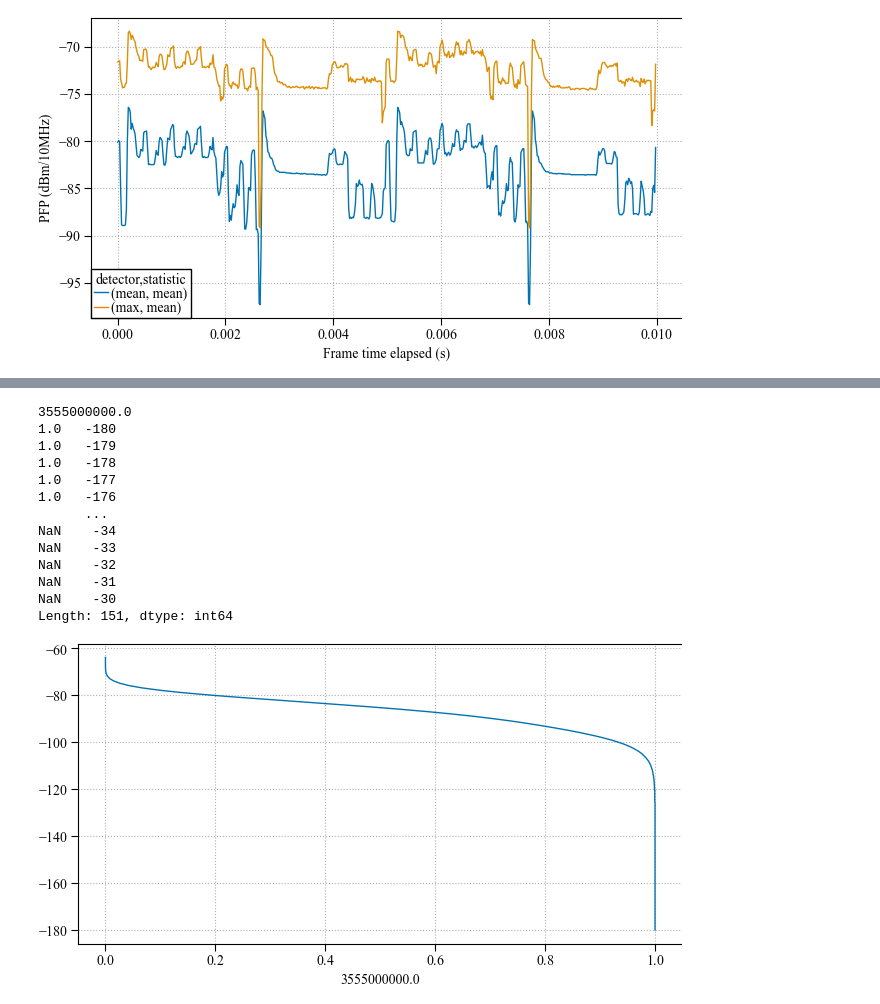
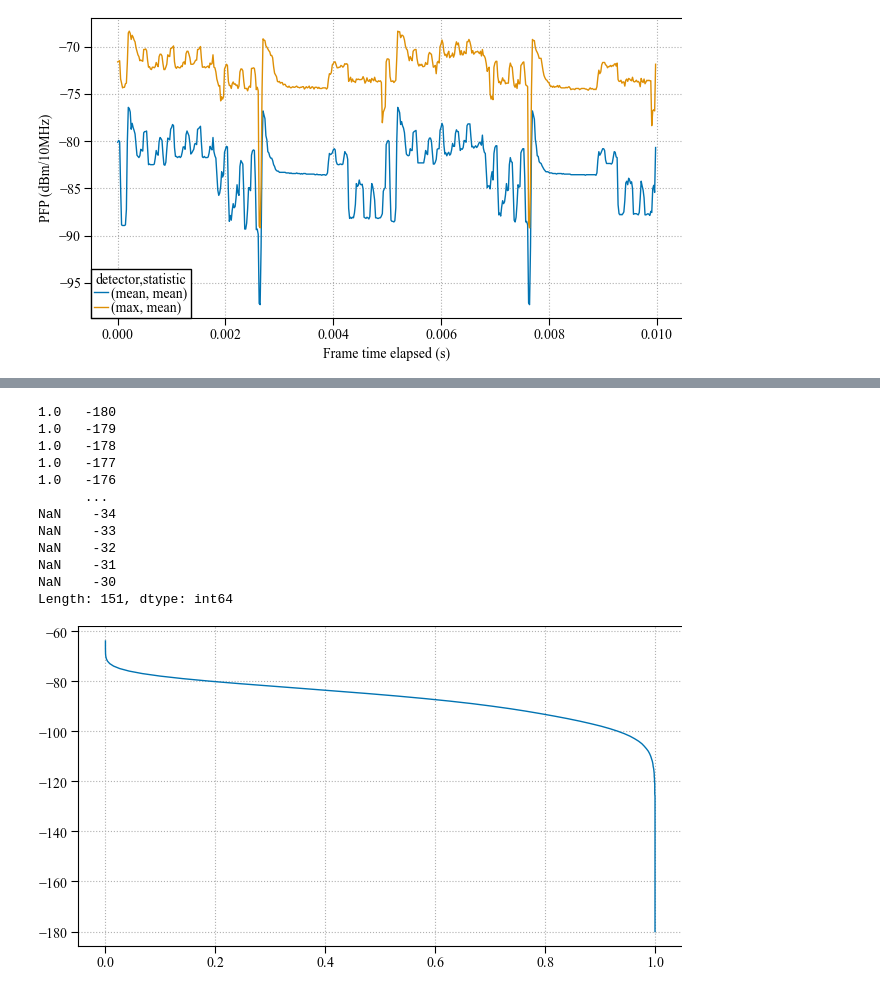
Before and after one commit to usnistgov/nasctn-sea-ingest, a Jupyter notebook: demos/read_seamf.ipynb, the cells around one changed output, grey strips where cells are left out. Cells and saved outputs as stored; diff of their text form; code cells hidden in the pictures.

```diff
--- a/demos/read_seamf.ipynb
+++ b/demos/read_seamf.ipynb
@@ -161,31 +161,27 @@ dfs4['apd'].head(12).iloc[:,:8]
 # %%
 import pandas as pd
 fig, ax = plt.subplots()
 
-apd = (
-    dfs4['apd']
-    .droplevel('datetime')
-    .loc[3.555e9]
-)
+apd = dfs4['apd'].loc(axis=0)[:,3.555e9]
+
 # Crude APD plot: does not apply Rayleigh axis scaling
 # This just shows that the index/data are reversed from what would be expected
 
 # one solution is to create a new series, swapping the axis for the channel data:
-apd = pd.Series(apd.index.values, index=apd)
+apd = pd.Series(apd.columns.values, index=apd.values[0])
 apd.plot()
 apd
 # %% [output]
-3555000000.0
 1.0   -180
 1.0   -179
 1.0   -178
 1.0   -177
 1.0   -176
       ...
 NaN    -34
 NaN    -33
 NaN    -32
 NaN    -31
 NaN    -30
 Length: 151, dtype: int64
-[figure, old version]
+[figure, new version]
```
Also changed, not shown: parts of 2 cells of this notebook, 3 other files.
